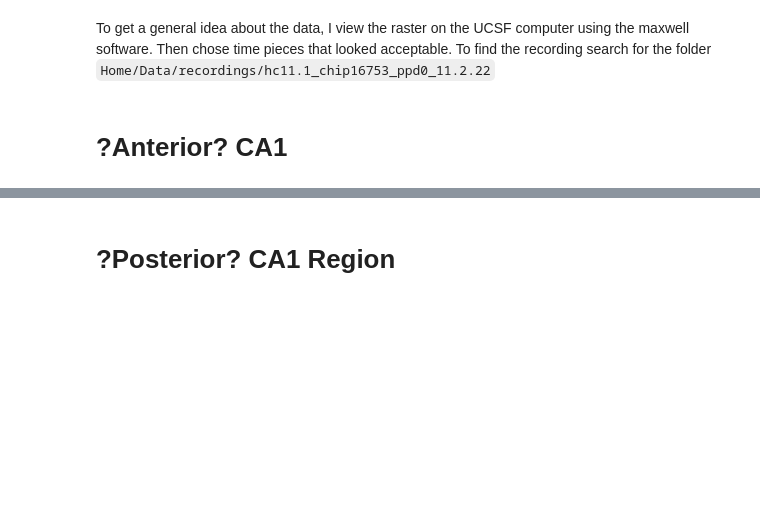
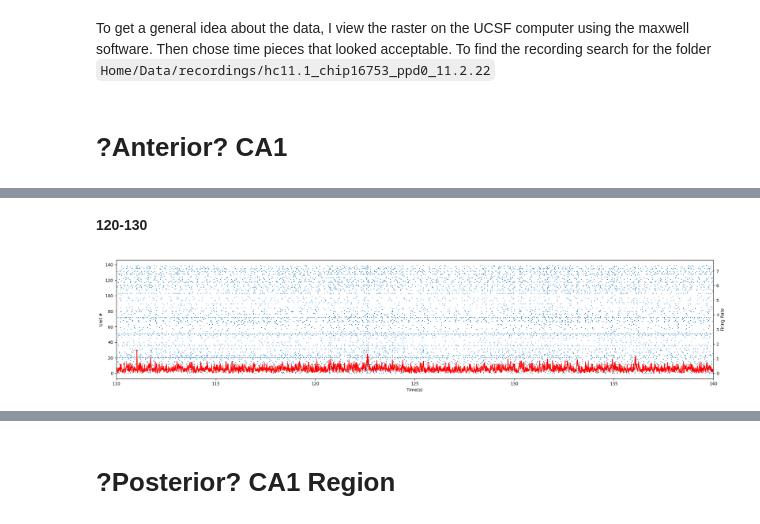
Before and after one commit to braingeneers/midbrain_parkinsons, a Jupyter notebook: tutorials/raw_data/0_data_summary.ipynb, the cells around one changed output, grey strips where cells are left out. Drawn from its saved outputs; the diff is of its cells as text; code cells hidden in the pictures; blank space fills up the shorter version.

```diff
--- a/tutorials/raw_data/0_data_summary.ipynb
+++ b/tutorials/raw_data/0_data_summary.ipynb
@@ -50,0 +65,6 @@ To get a general idea about the data, I view the raster on the UCSF computer usi
+# %% [markdown]
+**120-130**
+# %%
+raster_fancy_plot(sd, xsize=25, ysize=5, start_time=110, stop_time=140)
+# %% [output]
+[figure, added]
```
Also changed, not shown: parts of 13 cells of this notebook, 4 other files.
